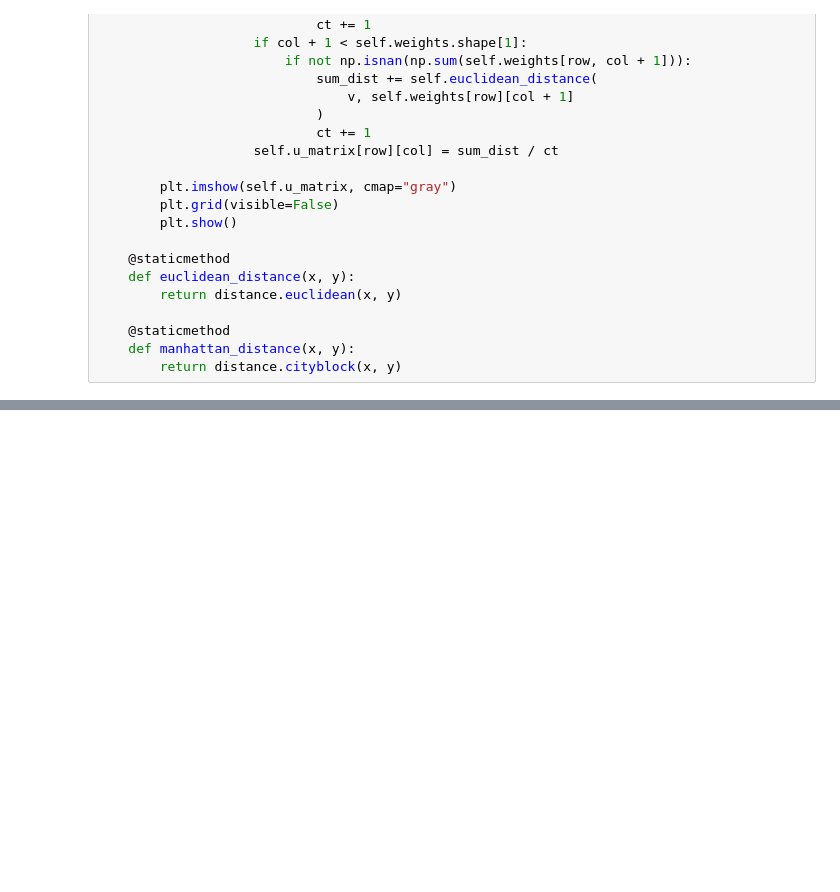
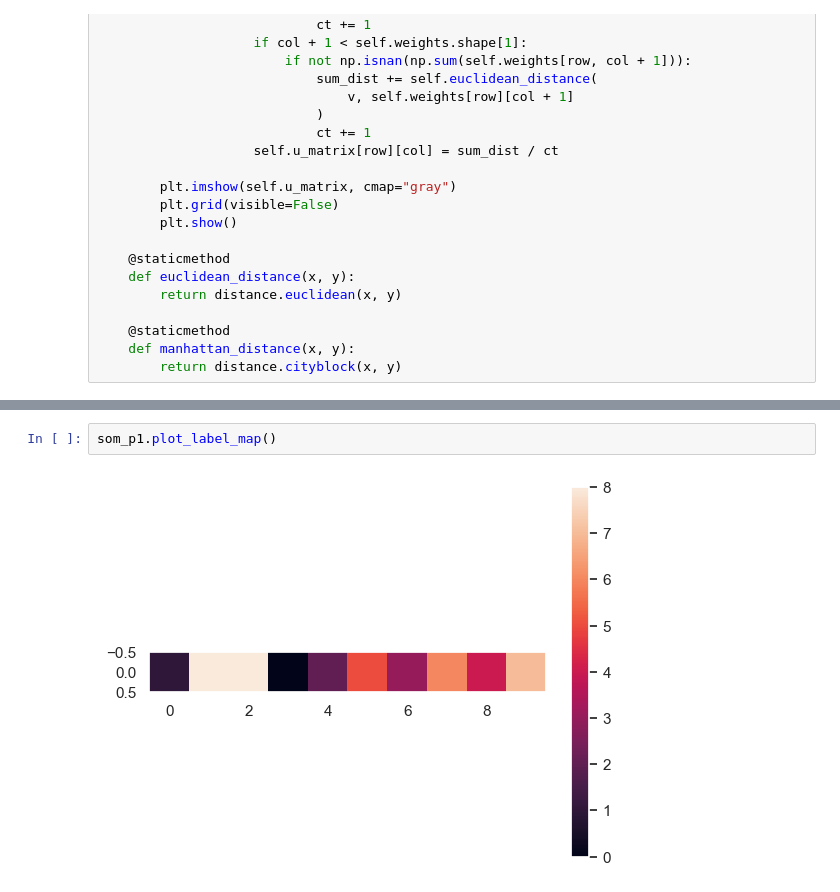
Before and after one commit to kianmajl/CIFAR10_Image_Classification, a Jupyter notebook: Codes/SOM.ipynb, the cells around one changed output, grey strips where cells are left out. Cells and saved outputs as stored; diff of their text form; blank space fills up the shorter version.

```diff
--- a/Codes/SOM.ipynb
+++ b/Codes/SOM.ipynb
@@ -364,0 +388,4 @@ class SOM:
+# %%
+som_p1.plot_label_map()
+# %% [output]
+[figure, added]
```
Also changed, not shown: parts of 10 cells of this notebook.
